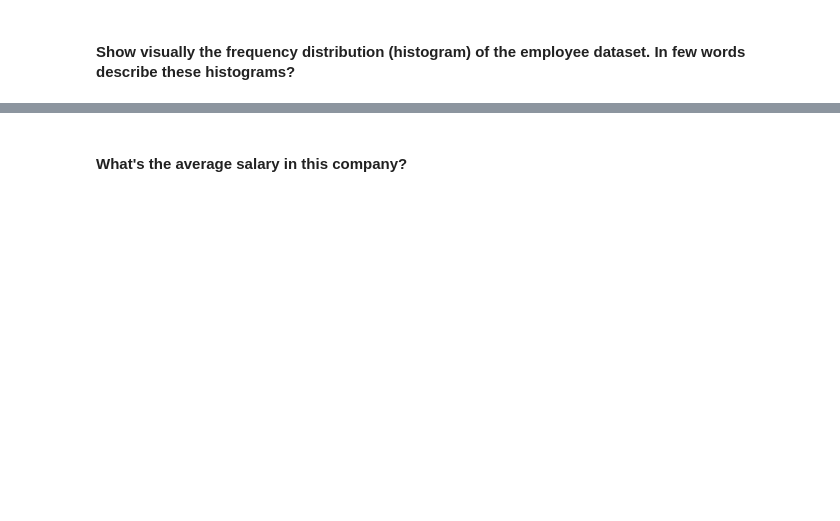
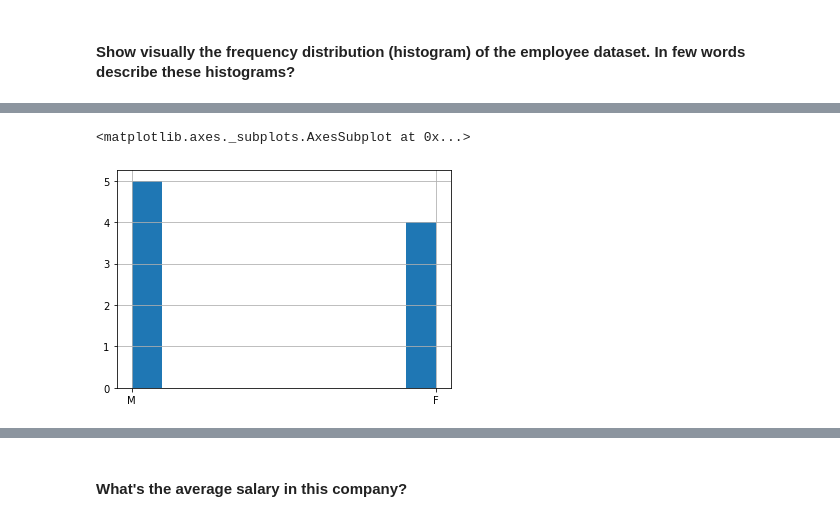
Before and after one commit to ta-datapt-bcn/lab-subsetting-and-descriptive-stats, a Jupyter notebook: your-code/main.ipynb, the cells around one changed output, grey strips where cells are left out. Saved outputs shown, nothing was run; the diff lists cells and outputs as text; code cells hidden in the pictures; blank space fills up the shorter version.

```diff
--- a/your-code/main.ipynb
+++ b/your-code/main.ipynb
@@ -70,0 +199,5 @@
+# %%
+employee['Gender'].hist()
+# %% [output]
+<matplotlib.axes._subplots.AxesSubplot at 0x...>
+[figure, added]
```
Also changed, not shown: parts of 65 cells of this notebook.
